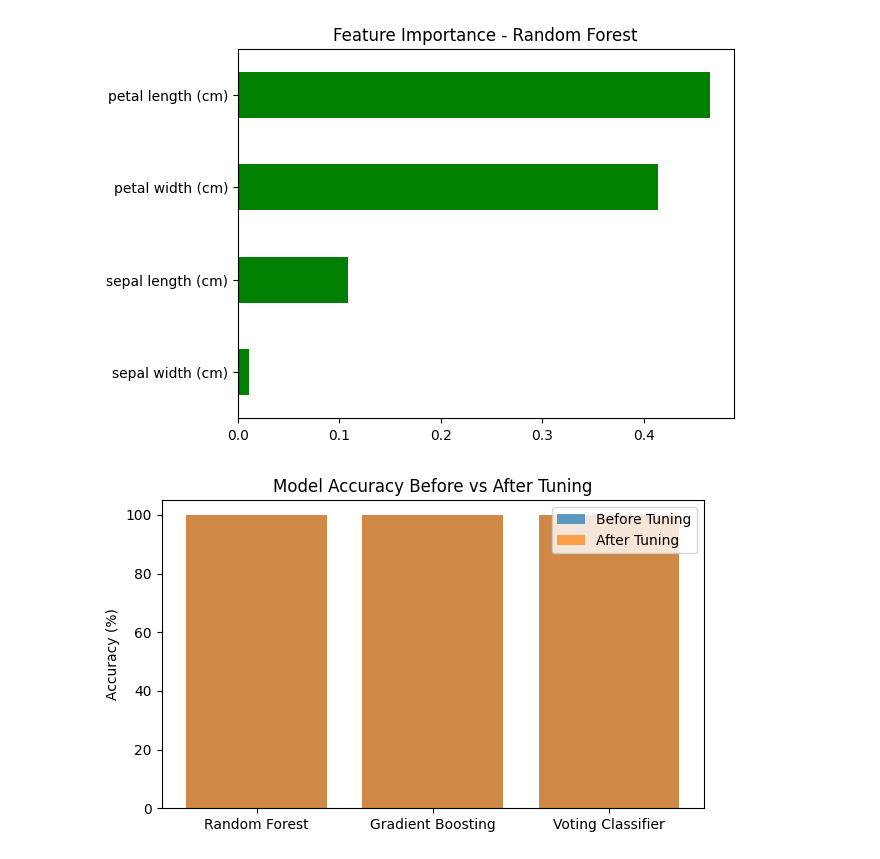
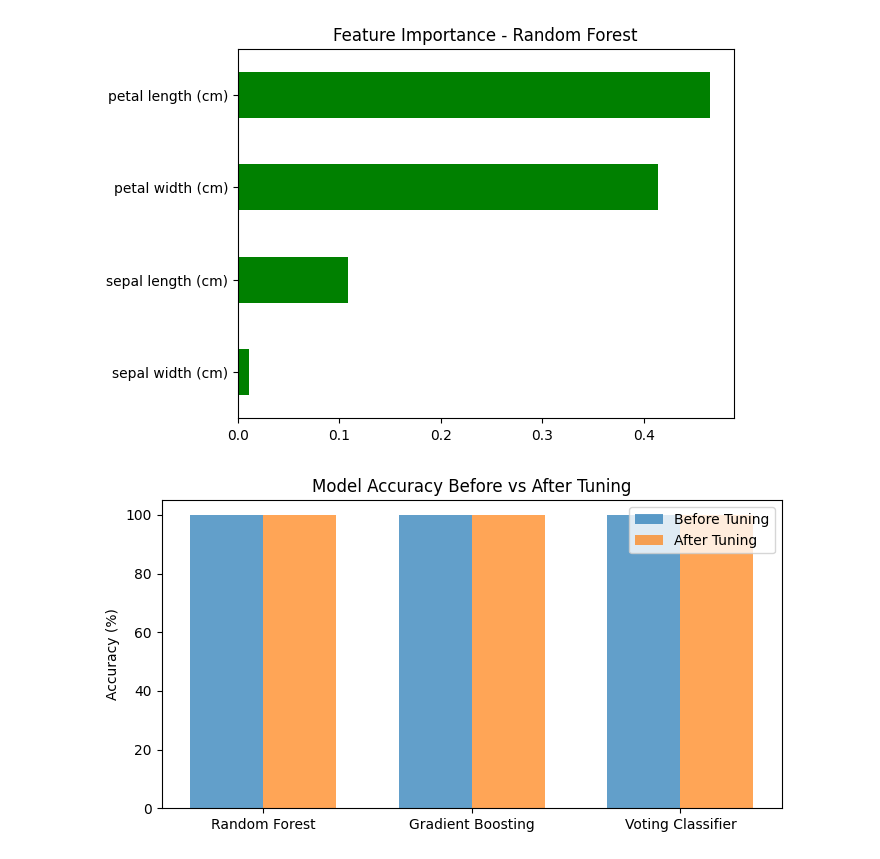
Before and after one commit to harshitha020505/MLLab1, a Jupyter notebook: MLASSIGNMENT_2.ipynb, the cells around one changed output. Drawn from its saved outputs; the diff is of its cells as text; code cells hidden in the pictures.

```diff
--- a/MLASSIGNMENT_2.ipynb
+++ b/MLASSIGNMENT_2.ipynb
@@ -158,19 +160,25 @@ plt.show()
 # %% [output]
 [figure]
 # %%
-
-# 10 Bar Chart Comparing Accuracies
+import numpy as np
+import matplotlib.pyplot as plt
 
 models = ['Random Forest', 'Gradient Boosting', 'Voting Classifier']
 before = [rf_acc_before*100, gb_acc_before*100, np.mean([rf_acc_before*100, gb_acc_before*100])]
 after = [rf_acc_after*100, gb_acc_after*100, vote_acc*100]
 
-plt.figure(figsize=(7,4))
-plt.bar(models, before, label='Before Tuning', alpha=0.7)
-plt.bar(models, after, label='After Tuning', alpha=0.7)
+x = np.arange(len(models))  # the label locations
+width = 0.35  # width of the bars
+
+plt.figure(figsize=(8,4))
+
+plt.bar(x - width/2, before, width, label='Before Tuning', alpha=0.7)
+plt.bar(x + width/2, after, width, label='After Tuning', alpha=0.7)
+
 plt.ylabel('Accuracy (%)')
 plt.title('Model Accuracy Before vs After Tuning')
+plt.xticks(x, models)
 plt.legend()
 plt.show()
 # %% [output]
-[figure, old version]
+[figure, new version]
```
Also changed, not shown: parts of 1 cell of this notebook.
